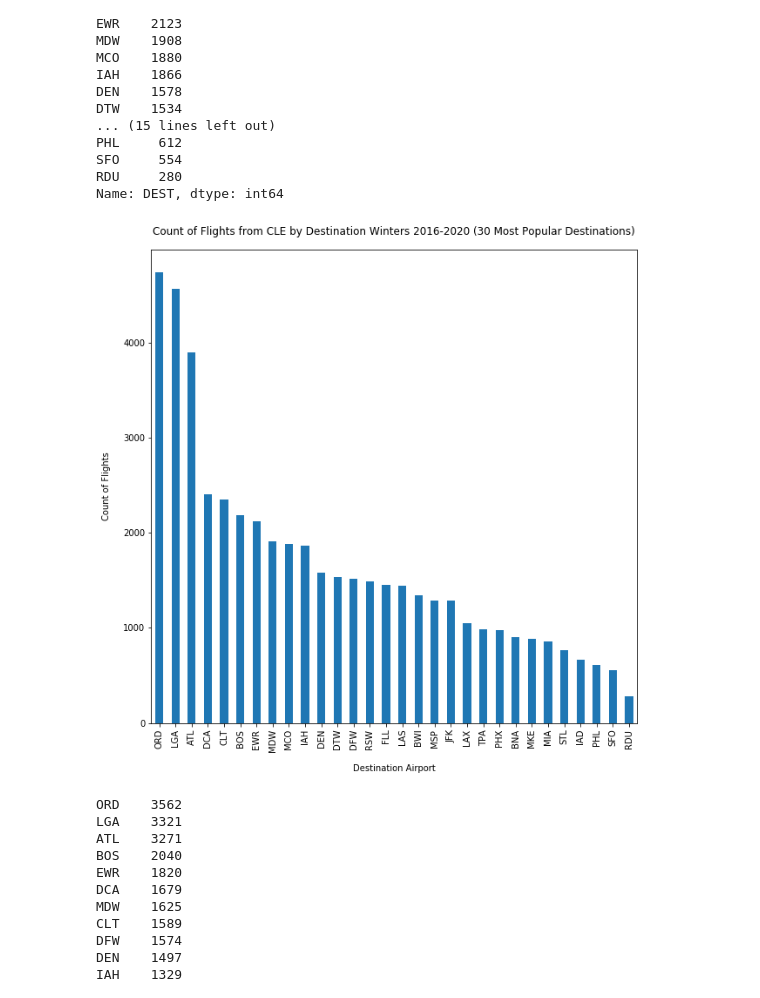
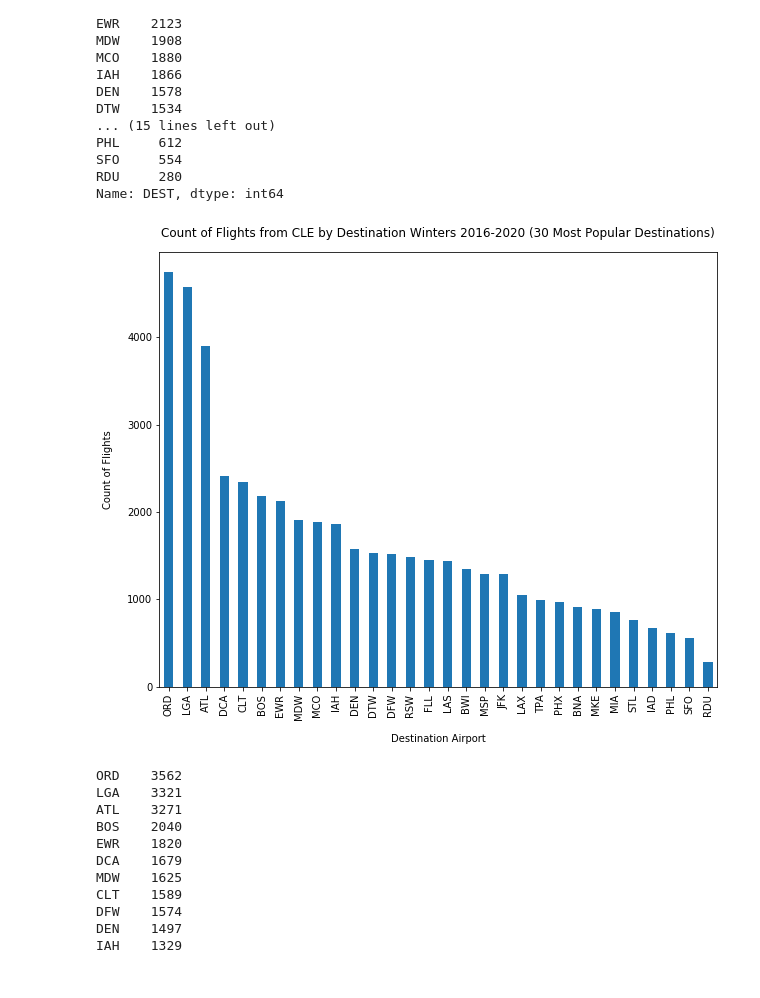
Before and after one commit to marcum531/Project1, a Jupyter notebook: plotting/plotting_destinations.ipynb, the cells around one changed output. Cells and saved outputs as stored; diff of their text form; code cells hidden in the pictures.

Commit message:
new plots

```diff
--- a/plotting/plotting_destinations.ipynb
+++ b/plotting/plotting_destinations.ipynb
@@ -69,12 +77,12 @@ SFO     554
 RDU     280
 Name: DEST, dtype: int64
 # %%
-winter["DEST"].value_counts()[0:30].plot(kind="bar", figsize=(10,10))
+winter["DEST"].value_counts()[0:30].plot(kind="bar", figsize=(10,8))
 plt.xlabel("Destination Airport", labelpad=14)
 plt.ylabel("Count of Flights", labelpad=14)
 plt.title("Count of Flights from CLE by Destination Winters 2016-2020 (30 Most Popular Destinations)", y=1.02);
 # %% [output]
-[figure, old version]
+[figure, new version]
 # %%
 spring=data_total_departures.loc[data_total_departures["SEASON"]==2]
 spring["DEST"].value_counts()[0:30]
```
Also changed, not shown: parts of 21 cells of this notebook, 2 other files.
